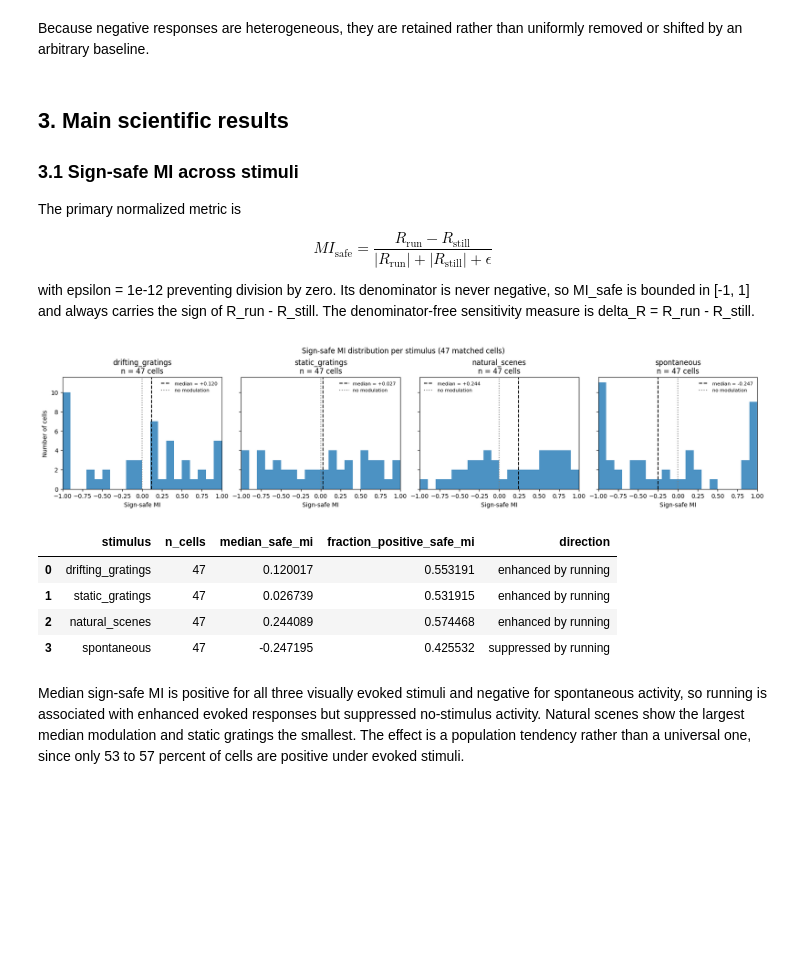
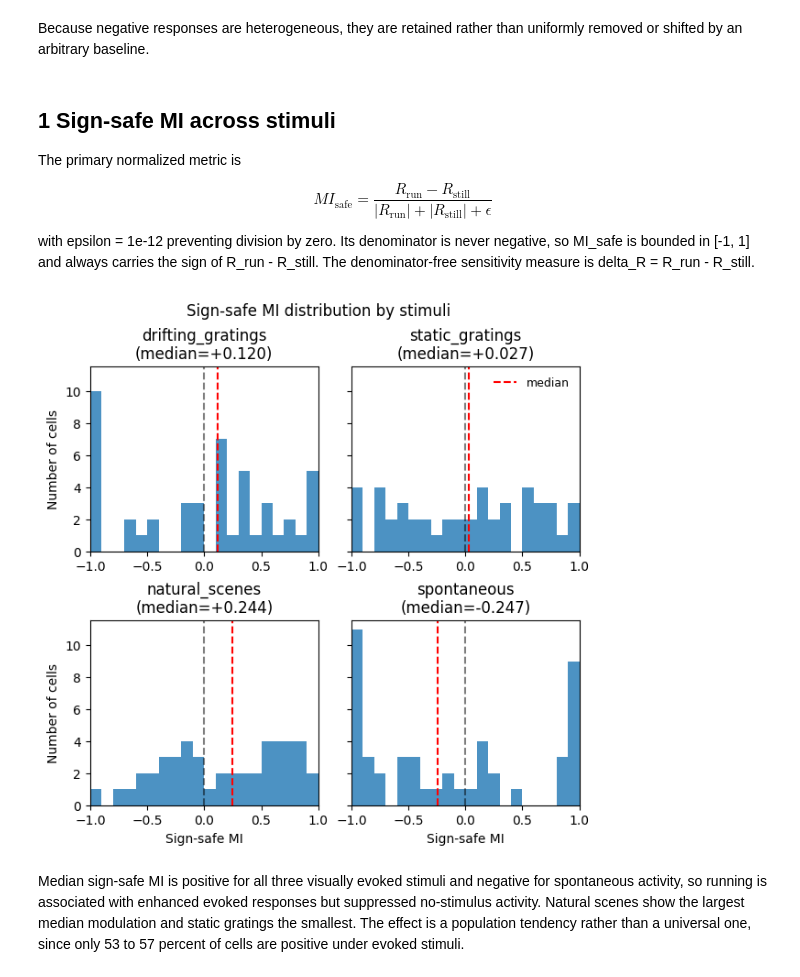
Before and after one commit to ZhidongZhang96/NDS-V1-RunningNaturalMod, a Jupyter notebook: visual_coding_B.ipynb, the cells around one changed output. Saved outputs shown, nothing was run; the diff lists cells and outputs as text; code cells hidden in the pictures; blank space fills up the shorter version.

```diff
--- a/visual_coding_B.ipynb
+++ b/visual_coding_B.ipynb
@@ -82,17 +53,17 @@ $$
 
 where R_run and R_still are mean ΔF/F over the response window. This is bounded in [-1, 1] only for non-negative responses, but ΔF/F is signed, so the denominator can approach zero or become negative. The scatter below compares MI_raw against the sign-safe metric defined in Section 3.1, on a symlog axis because the raw values span several orders of magnitude.
 # %%
-mi_version_summary = summarize_mi_versions(results, epsilon=EPSILON)
-neg_df = get_negative_response_cells(results)
+mi_version_summary = summarize_mi_versions(modulation_results, epsilon=EPSILON)
+neg_df = get_negative_response_cells(modulation_results)
 
 mi_safe_by_stimulus = {}
-for stimulus in results:
-    mi_safe_by_stimulus[stimulus], _, _ = compute_sign_safe_mi(results[stimulus], epsilon=EPSILON)
+for stimulus in modulation_results:
+    mi_safe_by_stimulus[stimulus], _, _ = compute_sign_safe_mi(modulation_results[stimulus], epsilon=EPSILON)
 
 fig, ax = plt.subplots(figsize=(5.8, 5.8), constrained_layout=True)
 colors = plt.rcParams["axes.prop_cycle"].by_key()["color"]
-for i, stimulus in enumerate(results):
-    mi_raw = results[stimulus].mi
+for i, stimulus in enumerate(modulation_results):
+    mi_raw = modulation_results[stimulus].mi
     mi_safe = mi_safe_by_stimulus[stimulus]
     valid = np.isfinite(mi_raw) & np.isfinite(mi_safe)
     ax.scatter(mi_raw[valid], mi_safe[valid], alpha=0.7, s=28,
@@ -172,7 +143,7 @@ print("Affected DG cells (negative denominator):", len(dg_neg))
 print("Selected for inspection:", selected_cells)
 
 dg_traces = extract_negative_trial_traces(
-    results["drifting_gratings"], selected_cells, include_states=("running", "still")
+    modulation_results["drifting_gratings"], selected_cells, include_states=("running", "still")
 )
 print("Trial traces extracted:", len(dg_traces))
 # %% [output]
@@ -258,9 +229,7 @@ Most cell-state groups showed near-zero trial-to-trial reproducibility, while Ce
 # %% [markdown]
 Because negative responses are heterogeneous, they are retained rather than uniformly removed or shifted by an arbitrary baseline.
 # %% [markdown]
-## 3. Main scientific results
-
-### 3.1 Sign-safe MI across stimuli
+## 1 Sign-safe MI across stimuli
 
 The primary normalized metric is
 
@@ -271,35 +240,32 @@ $$
 
 with epsilon = 1e-12 preventing division by zero. Its denominator is never negative, so MI_safe is bounded in [-1, 1] and always carries the sign of R_run - R_still. The denominator-free sensitivity measure is delta_R = R_run - R_still.
 # %%
-fig, axes = plt.subplots(1, len(results), figsize=(4.2 * len(results), 3.8),
+fig, axes = plt.subplots(2, 2, figsize=(6, 6),
                          sharey=True, constrained_layout=True)
-for ax, stimulus in zip(axes, results):
-    mi_safe, _, finite = compute_sign_safe_mi(results[stimulus], epsilon=EPSILON)
+axes = axes.ravel()
+for i, stimulus in enumerate(STIMULI):
+    ax = axes[i]
+    mi_safe, _, finite = compute_sign_safe_mi(modulation_results[stimulus], epsilon=EPSILON)
     vals = mi_safe[finite]
     median_safe = np.nanmedian(vals)
 
     ax.hist(vals, bins=20, range=(-1, 1), alpha=0.8, color="C0")
-    ax.axvline(median_safe, linestyle="--", color="black", label=f"median = {median_safe:+.3f}")
-    ax.axvline(0, linestyle=":", color="gray", label="no modulation")
+    ax.axvline(median_safe, linestyle="--", color="red", label=f"median")
+    ax.axvline(0, linestyle="--", color="black", alpha=0.5,)
     ax.set_xlim(-1, 1)
-    ax.set_title(f"{stimulus}\nn = {int(finite.sum())} cells")
-    ax.set_xlabel("Sign-safe MI")
-    ax.legend(frameon=False, fontsize=8)
+    ax.set_title(f"{stimulus}\n(median={median_safe:+.3f})")
+    if i%2==0:
+        ax.set_ylabel("Number of cells")
+    if i/2 >=1:
+        ax.set_xlabel("Sign-safe MI")
 
-axes[0].set_ylabel("Number of cells")
-fig.suptitle("Sign-safe MI distribution per stimulus (47 matched cells)")
+    if i == 1:
+        ax.legend(frameon=False, fontsize=9)
+fig.suptitle("Sign-safe MI distribution by stimuli")
+
+# plt.savefig("doc/figures/MI_histogram_populations.png")
 plt.show()
 # %% [output]
-[figure, old version]
+[figure, new version]
-# %%
-mi_safe_table = mi_version_summary[["stimulus", "n_cells", "median_safe_mi", "fraction_positive_safe_mi"]].copy()
-mi_safe_table["direction"] = np.where(mi_safe_table["median_safe_mi"] > 0, "enhanced by running", "suppressed by running")
-mi_safe_table
-# %% [output]
-|  | stimulus | n_cells | median_safe_mi | fraction_positive_safe_mi | direction |
-| 0 | drifting_gratings | 47 | 0.120017 | 0.553191 | enhanced by running |
-| 1 | static_gratings | 47 | 0.026739 | 0.531915 | enhanced by running |
-| 2 | natural_scenes | 47 | 0.244089 | 0.574468 | enhanced by running |
-| 3 | spontaneous | 47 | -0.247195 | 0.425532 | suppressed by running |
 # %% [markdown]
 Median sign-safe MI is positive for all three visually evoked stimuli and negative for spontaneous activity, so running is associated with enhanced evoked responses but suppressed no-stimulus activity. Natural scenes show the largest median modulation and static gratings the smallest. The effect is a population tendency rather than a universal one, since only 53 to 57 percent of cells are positive under evoked stimuli.
```
Also changed, not shown: parts of 32 cells of this notebook, 4 other files.
